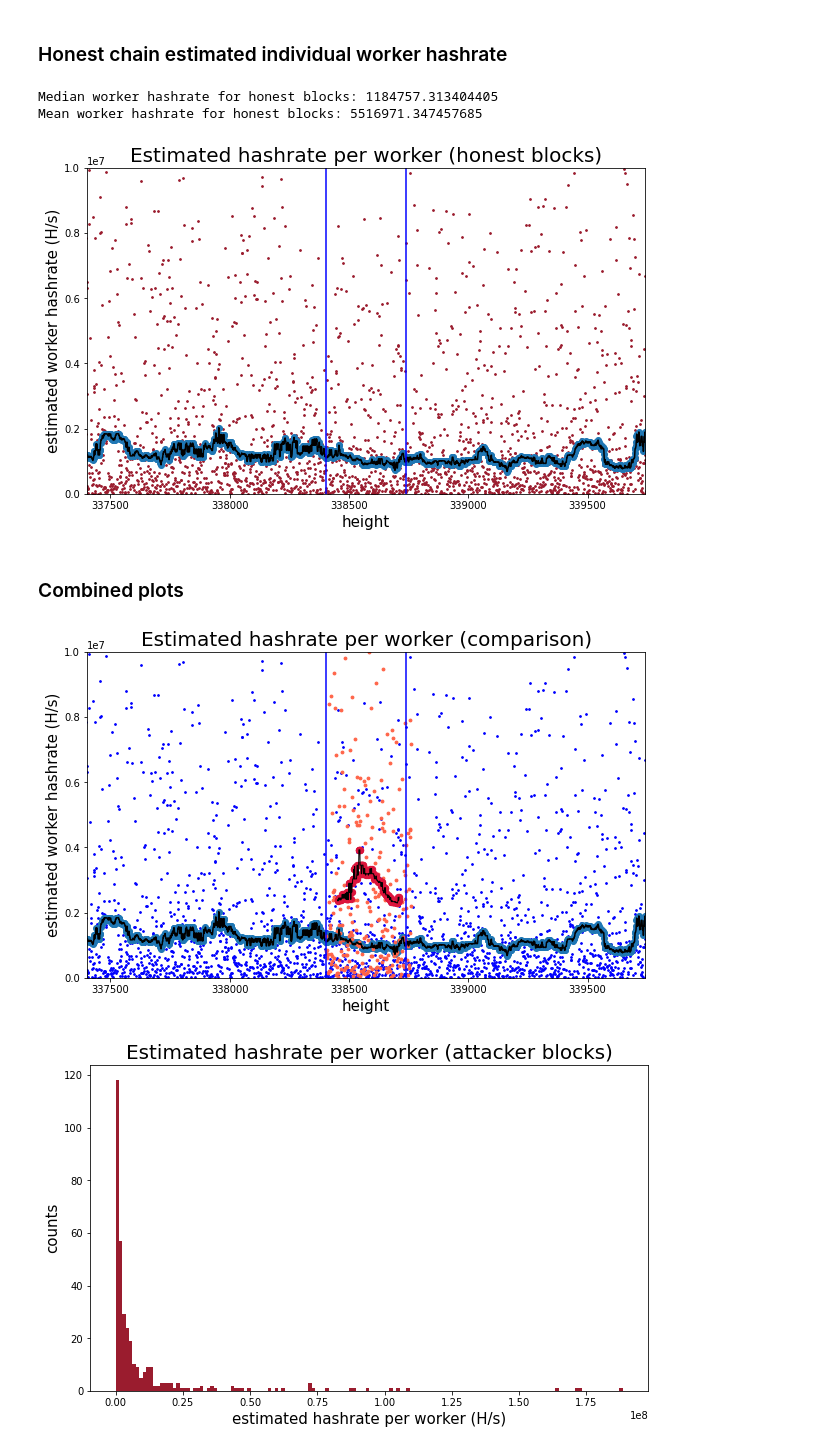
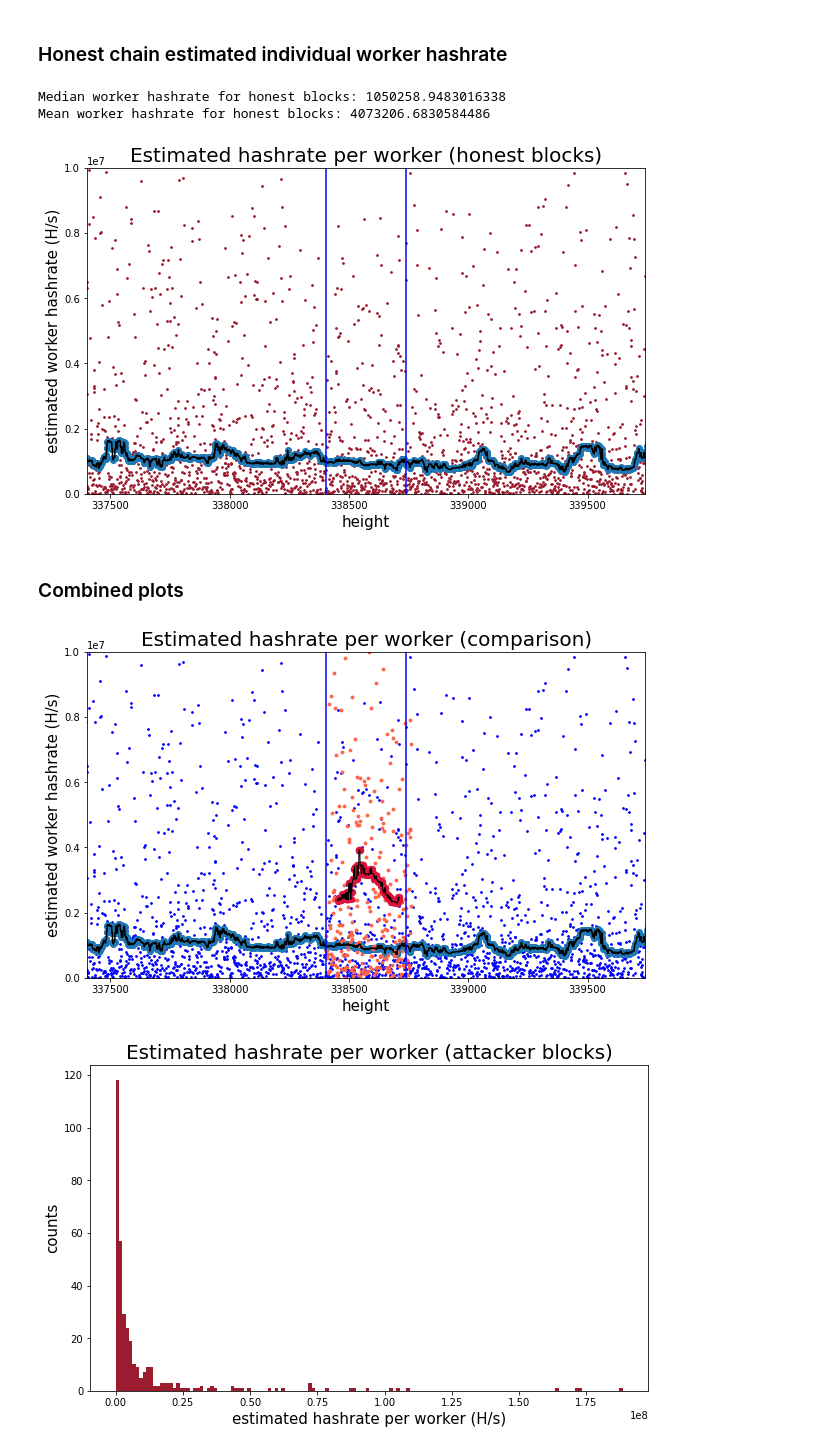
Before and after one commit to Mitchellpkt/firo-forensics, a Jupyter notebook: analysis/jupyter-python-firo-forensics.ipynb, the cells around one changed output. Cells and saved outputs as stored; diff of their text form; code cells hidden in the pictures.

```diff
--- a/analysis/jupyter-python-firo-forensics.ipynb
+++ b/analysis/jupyter-python-firo-forensics.ipynb
@@ -301,37 +277,41 @@ Mean worker hashrate for honest blocks: 8024783.709801711
 ### Honest chain estimated individual worker hashrate
 # %%
 rolling_average_width = 100
+nonce_threshold = 1e9
 # height_window_width = 1000
 #honest_heights = list(set(range(338403-height_window_width, 338760+height_window_width)) - set(others_heights))
 honest_blocks_df = control_blocks.append(abandoned_blocks)
 honest_blocks_df = honest_blocks_df.sort_values(by='height', ascending=True)
-honest_heights = list(control_blocks['height'])
 honest_blocks_df['discovery_time'] = honest_blocks_df['time'].diff()
 honest_blocks_df['estimated_hashes_per_sec'] = honest_blocks_df['nonce']  / honest_blocks_df['discovery_time']
+honest_blocks_df = honest_blocks_df[honest_blocks_df['nonce']  < nonce_threshold]
+honest_heights = honest_blocks_df['height']
 isli.scatter(honest_blocks_df['height'][1::]-rolling_average_width/2, honest_blocks_df['estimated_hashes_per_sec'][1::],
              rollingMedianBinWidth=rolling_average_width, xlabel='height', ylabel='estimated worker hashrate (H/s)', markercolor=firo_red_array,
              figsize=(10,6), title='Estimated hashrate per worker (honest blocks)', yscale='linear', ylim=(0, 1e7))
 plt.axvline(x=min(attack_blocks['height']), color='b')
 plt.axvline(x=max(attack_blocks['height']), color='b')
 np.nanmedian(honest_blocks_df['estimated_hashes_per_sec'])
 print('Median worker hashrate for honest blocks: ' + str(np.nanmedian(honest_blocks_df['estimated_hashes_per_sec'])))
 print('Mean worker hashrate for honest blocks: ' + str(np.nanmean(honest_blocks_df['estimated_hashes_per_sec'])))
 xlim_width = 1000
 plt.xlim((first_attack_block-xlim_width,last_attack_block+xlim_width));
 # %% [output]
-Median worker hashrate for honest blocks: 1184757.313404405
-Mean worker hashrate for honest blocks: 5516971.347457685
+Median worker hashrate for honest blocks: 1050258.9483016338
+Mean worker hashrate for honest blocks: 4073206.6830584486
-[figure, old version]
+[figure, new version]
 # %% [markdown]
 ### Combined plots
 # %%
 rolling_average_width = 100
+nonce_threshold = 1e9
 # First plot the honest blocks
 honest_blocks_df = control_blocks.append(abandoned_blocks)
 honest_blocks_df = honest_blocks_df.sort_values(by='height', ascending=True)
-honest_heights = list(control_blocks['height'])
 honest_blocks_df['discovery_time'] = honest_blocks_df['time'].diff()
 honest_blocks_df['estimated_hashes_per_sec'] = honest_blocks_df['nonce']  / honest_blocks_df['discovery_time']
+honest_blocks_df = honest_blocks_df[honest_blocks_df['nonce']  < nonce_threshold]
+honest_heights = honest_blocks_df['height']
 isli.scatter(honest_blocks_df['height'][1::]-rolling_average_width/2, honest_blocks_df['estimated_hashes_per_sec'][1::],
              rollingMedianBinWidth=rolling_average_width, xlabel='height', ylabel='estimated worker hashrate (H/s)', markercolor='b',
              figsize=(10,6), title='Estimated hashrate per worker (comparison)', yscale='linear', ylim=(0, 1e7))
@@ -356,7 +336,7 @@ trace = plt.plot(temporaryDataFrame.xData, temporaryDataFrame['yData'].rolling(r
 #legendHandles.append(trace)
 #legendStrings.append(thisString)
 # %% [output]
-[figure, old version]
+[figure, new version]
 # %%
 without_outliers_df = attacker_blocks_df[attacker_blocks_df['estimated_hashes_per_sec'] < 2e8]
 isli.hist(without_outliers_df['estimated_hashes_per_sec'][1::], xlabel='estimated hashrate per worker (H/s)', ylabel='counts',color=firo_red_array, figsize=(10,6), title='Estimated hashrate per worker (attacker blocks)');
```
Also changed, not shown: parts of 2 cells of this notebook.
